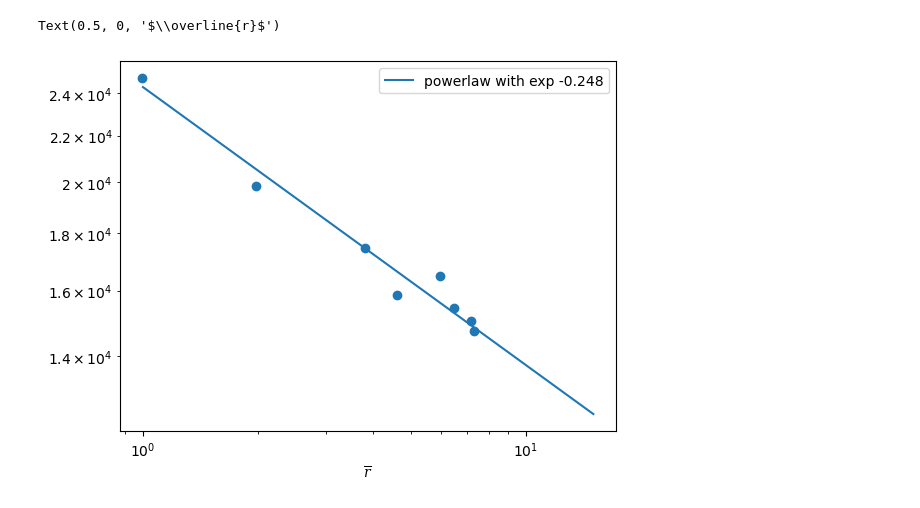
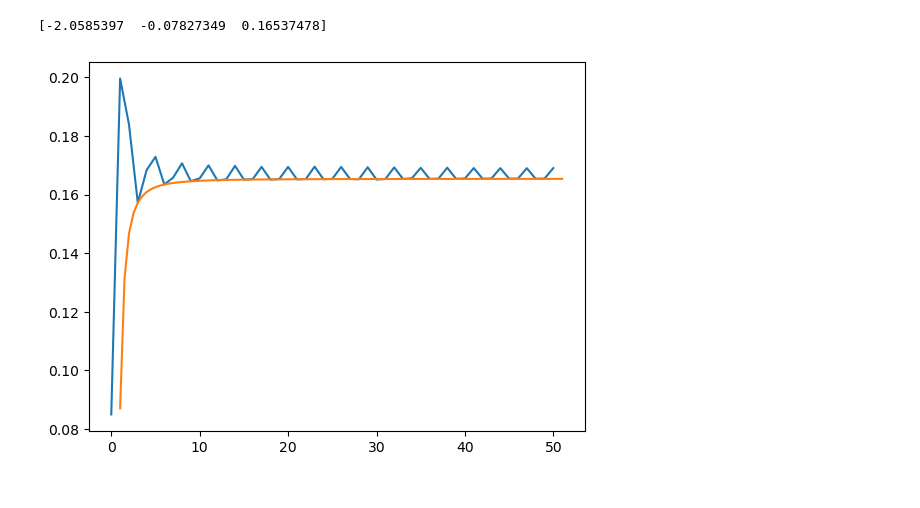
Before and after one commit to KimGroup/trimer-tbg, a Jupyter notebook: mc/pocket.ipynb, the cells around one changed output. Saved outputs shown, nothing was run; the diff lists cells and outputs as text; code cells hidden in the pictures.

```diff
--- a/mc/pocket.ipynb
+++ b/mc/pocket.ipynb
@@ -59,0 +92,19 @@ plt.imshow(dists[:, :, 1], origin="lower")
+# %%
+x3 = read_trimers_cut("data/108x108-3-5000000-trimers-cut.dat", 108)
+x4 = read_trimers_cut("data/102x102-3-500000-trimers-cut.dat", 102)
+# %%
+x = x4
+start = 200000
+end = -1
+stride = 10
+xs = (np.arange(x.shape[1]))[3::3]
+import scipy
+plt.plot(x[start:end:stride].mean(axis=0))
+def fit(x, A, B, C):
+    return B * np.power(x, A) + C
+P, _ = scipy.optimize.curve_fit(fit, xs, x[start:end:stride, 3::3].mean(axis=0), p0=[-2, 1, 0.1])
+plt.plot(np.linspace(1, x.shape[1], 100), fit(np.linspace(1, x.shape[1], 100), *P))
+print(P)
+# %% [output]
+[-2.0585397  -0.07827349  0.16537478]
+[figure, added]
@@ -60,23 +119,13 @@ plt.imshow(dists[:, :, 1], origin="lower")
 # %%
-L = len(Xs)
-halfXs = Xs[:int(L/2)]
-tfXs = np.sin(np.pi/L * halfXs) / (np.pi/L)
-halfYs = np.array([dists[x, 0] for x in halfXs])
-F = halfYs > 0
+factor = (xs/3)**2
 
-plt.scatter(tfXs[F], halfYs[F])
-
+import scipy
 def fit(x, A, B):
     return B * np.power(x, A)
-
-import scipy
-P, _ = scipy.optimize.curve_fit(fit, tfXs[F], halfYs[F])
-
-plt.plot(np.linspace(1, 15, 100), fit(np.linspace(1, 15, 100), *P), label=f"powerlaw with exp {P[0]:.3f}")
-plt.xscale("log")
-plt.yscale("log")
+P, _ = scipy.optimize.curve_fit(fit, xs, np.array(avgs)*factor)
+plt.plot(np.linspace(6, 90, 100), fit(np.linspace(6, 90, 100), *P), label=f"powerlaw with exp {P[0]:.3f}")
+# plt.xscale("log")
+# plt.yscale("log")
 plt.legend()
 plt.xlabel("$\\overline{r}$")
+plt.plot(xs, np.array(avgs)*factor)
-# %% [output]
-Text(0.5, 0, '$\\overline{r}$')
-[figure, removed]
```
Also changed, not shown: parts of 22 cells of this notebook, 7 other files.
